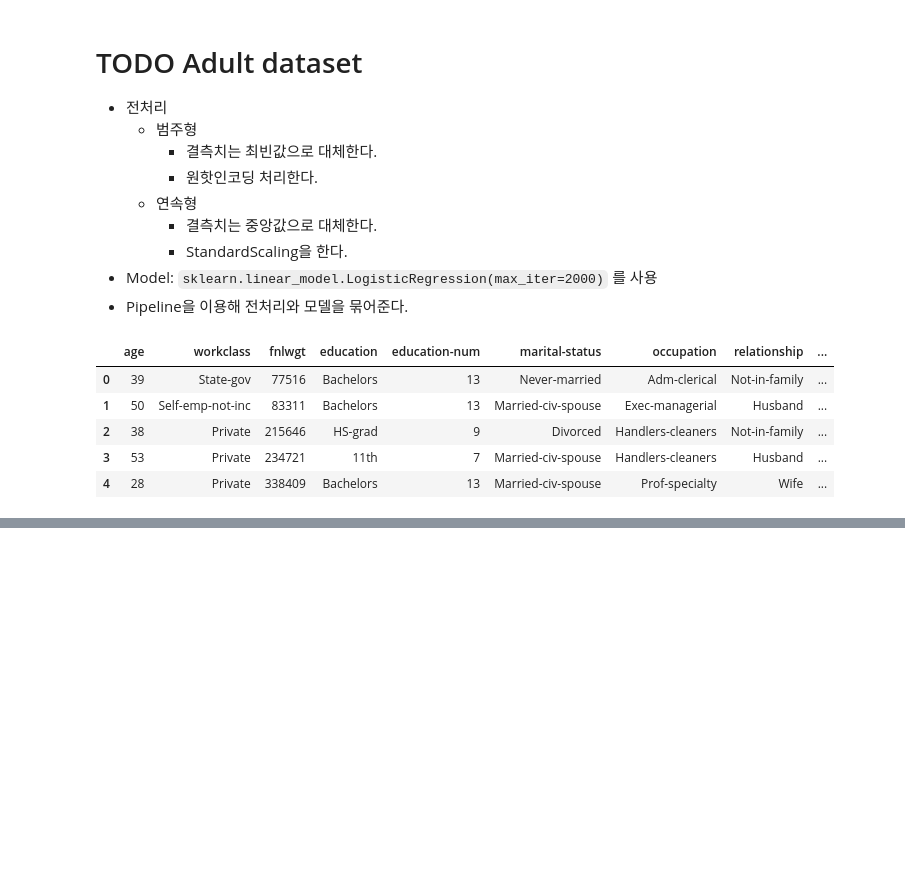
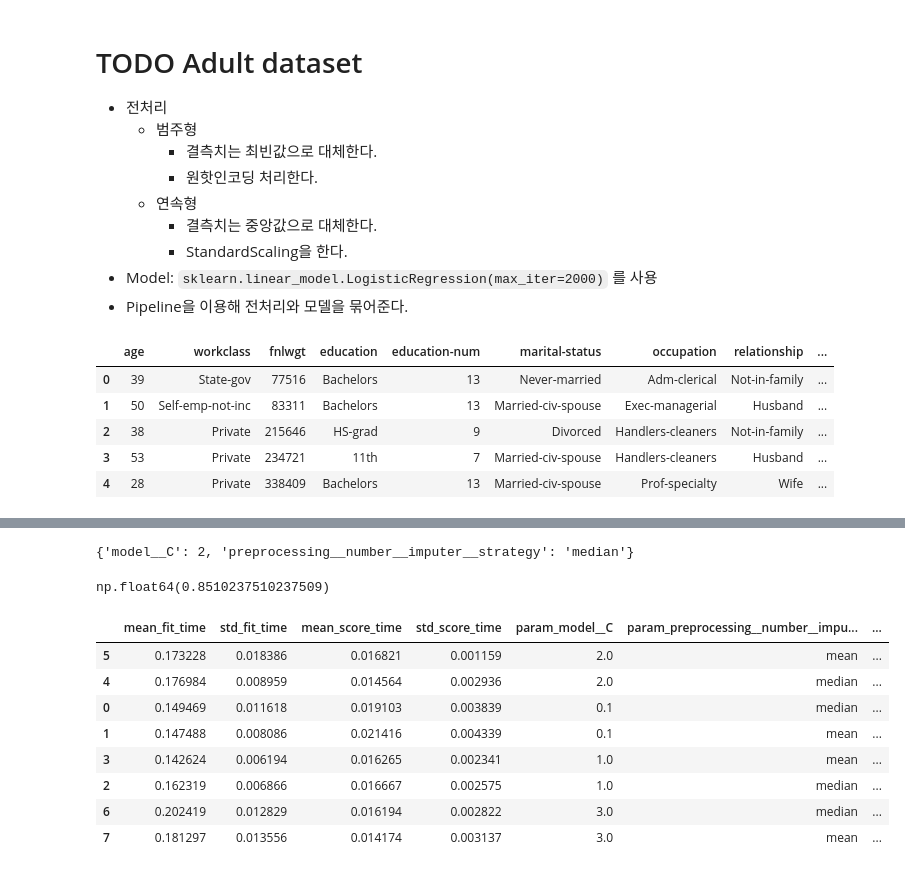
Before and after one commit to byunsungil/SKN13_sung_il, a Jupyter notebook: 08_머신러닝/06_과적합_일반화_그리드서치_파이프라인.ipynb, the cells around one changed output, grey strips where cells are left out. Saved outputs shown, nothing was run; the diff lists cells and outputs as text; code cells hidden in the pictures; blank space fills up the shorter version.

```diff
--- a/08_머신러닝/06_과적합_일반화_그리드서치_파이프라인.ipynb
+++ b/08_머신러닝/06_과적합_일반화_그리드서치_파이프라인.ipynb
@@ -1167,0 +1197,12 @@ numeric_columns_index = [0, 2, 4, 10, 11, 12]
+# %%
+preprocessing = ColumnTransformer([
+    ("category", cate_preprocessing, categorical_columns_index),
+    ("number", num_preprocessing, numeric_columns_index)
+])
+# %%
+from sklearn.linear_model import LogisticRegression
+pipeline = Pipeline([
+    ("preprocessing", preprocessing),
+    ("model", LogisticRegression(max_iter=2000))
+])
+pipeline
@@ -1167,0 +1224,2 @@ numeric_columns_index = [0, 2, 4, 10, 11, 12]
+# %%
+pipeline.fit(X_train,y_train)
@@ -1167,0 +1266,13 @@ numeric_columns_index = [0, 2, 4, 10, 11, 12]
+# %%
+from sklearn.model_selection import GridSearchCV
+params = {
+    "model__C" : [0.1, 1, 2, 3],
+    "preprocessing__number__imputer__strategy" : ["median", "mean"]
+}
+gs = GridSearchCV(
+    pipeline,
+    params,
+    scoring="accuracy",
+    n_jobs=-1
+)
+gs.fit(X_train,y_train)
@@ -1167,0 +1297,23 @@ numeric_columns_index = [0, 2, 4, 10, 11, 12]
+# %%
+gs.best_params_
+# %% [output]
+{'model__C': 2, 'preprocessing__number__imputer__strategy': 'median'}
+# %%
+gs.best_score_
+# %% [output]
+np.float64(0.8510237510237509)
+# %%
+import pandas as pd
+
+result = pd.DataFrame(gs.cv_results_)
+result.sort_values('rank_test_score')
+# %% [output]
+|  | mean_fit_time | std_fit_time | mean_score_time | std_score_time | param_model__C | param_preprocessing__number__impu... | ... |
+| 5 | 0.173228 | 0.018386 | 0.016821 | 0.001159 | 2.0 | mean | ... |
+| 4 | 0.176984 | 0.008959 | 0.014564 | 0.002936 | 2.0 | median | ... |
+| 0 | 0.149469 | 0.011618 | 0.019103 | 0.003839 | 0.1 | median | ... |
+| 1 | 0.147488 | 0.008086 | 0.021416 | 0.004339 | 0.1 | mean | ... |
+| 3 | 0.142624 | 0.006194 | 0.016265 | 0.002341 | 1.0 | mean | ... |
+| 2 | 0.162319 | 0.006866 | 0.016667 | 0.002575 | 1.0 | median | ... |
+| 6 | 0.202419 | 0.012829 | 0.016194 | 0.002822 | 3.0 | median | ... |
+| 7 | 0.181297 | 0.013556 | 0.014174 | 0.003137 | 3.0 | mean | ... |
```
Also changed, not shown: parts of 10 cells of this notebook, 3 other files.
